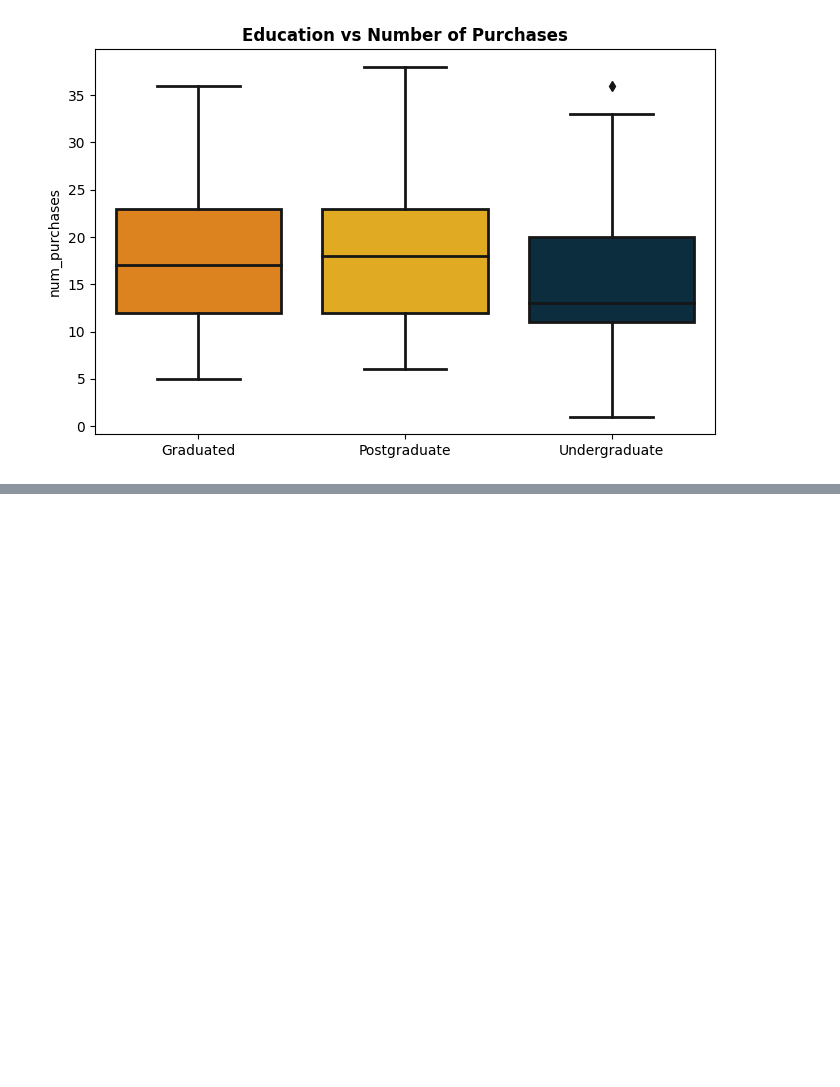
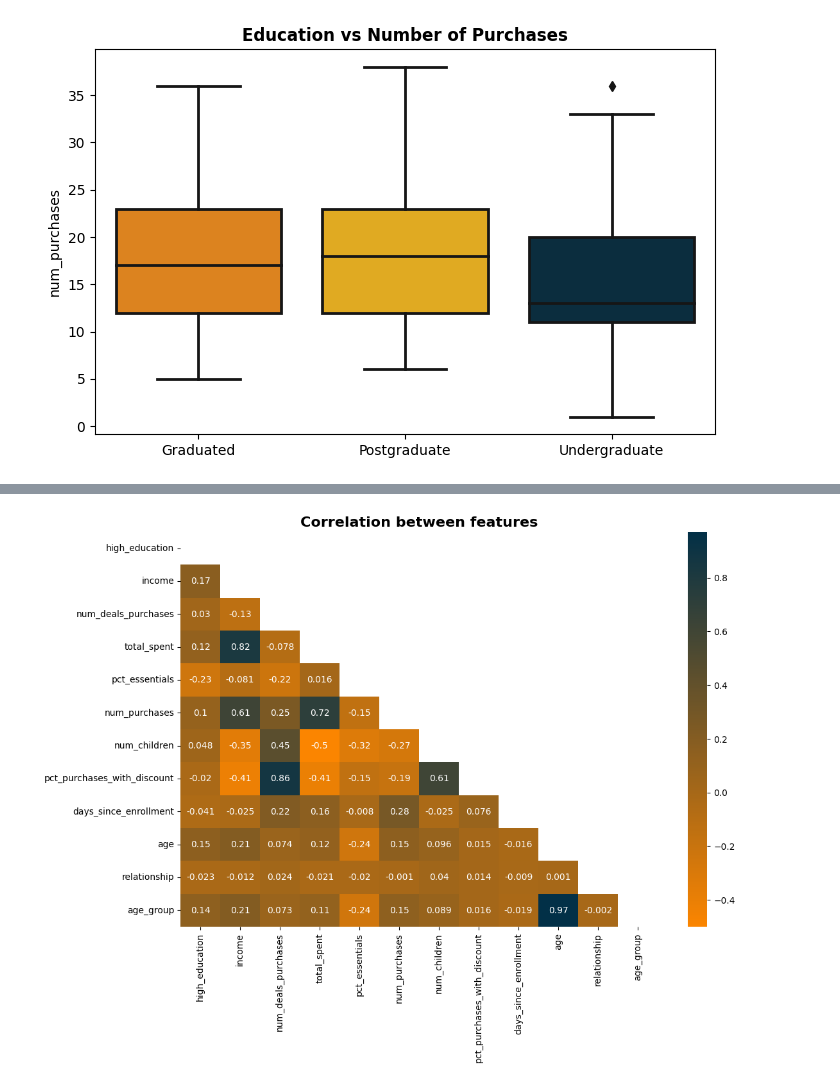
Before and after one commit to azadealmasi/Market-Basket-Analysis-and-Customer-Clustering, a Jupyter notebook: Market Basket Analysis and Customer Clustering.ipynb, the cells around one changed output, grey strips where cells are left out. Cells and saved outputs as stored; diff of their text form; code cells hidden in the pictures; blank space fills up the shorter version.

```diff
--- a/Market Basket Analysis and Customer Clustering.ipynb
+++ b/Market Basket Analysis and Customer Clustering.ipynb
@@ -341,0 +406,18 @@ plt.show()
+# %%
+import numpy as np
+import matplotlib.colors as mcolors
+
+# Define your custom colormap with the specified colors
+custom_colors = ['#fb8500', '#023047']
+custom_cmap = mcolors.LinearSegmentedColormap.from_list("CustomColors", custom_colors)
+
+corr = df.corr()
+
+# Getting the Upper Triangle of the correlation matrix
+matrix = np.triu(corr)
+
+fig = plt.figure(figsize=(12, 8))
+plt.title('Correlation between features', fontsize=16, fontweight='bold')
+sns.heatmap(round(df.corr(), 3), annot=True, cmap=custom_cmap, mask=matrix);
+# %% [output]
+[figure, added]
```
Also changed, not shown: parts of 19 cells of this notebook.
